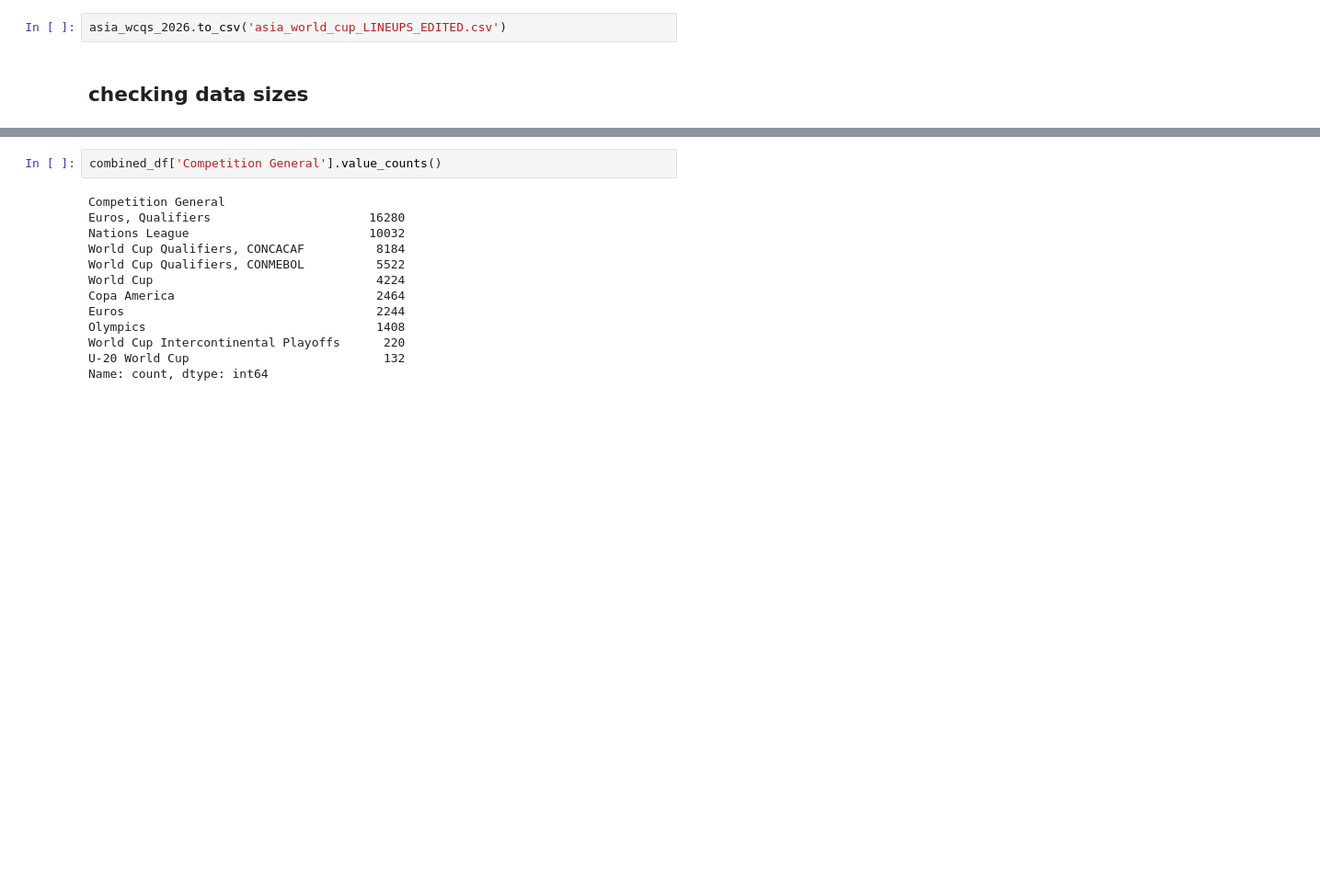
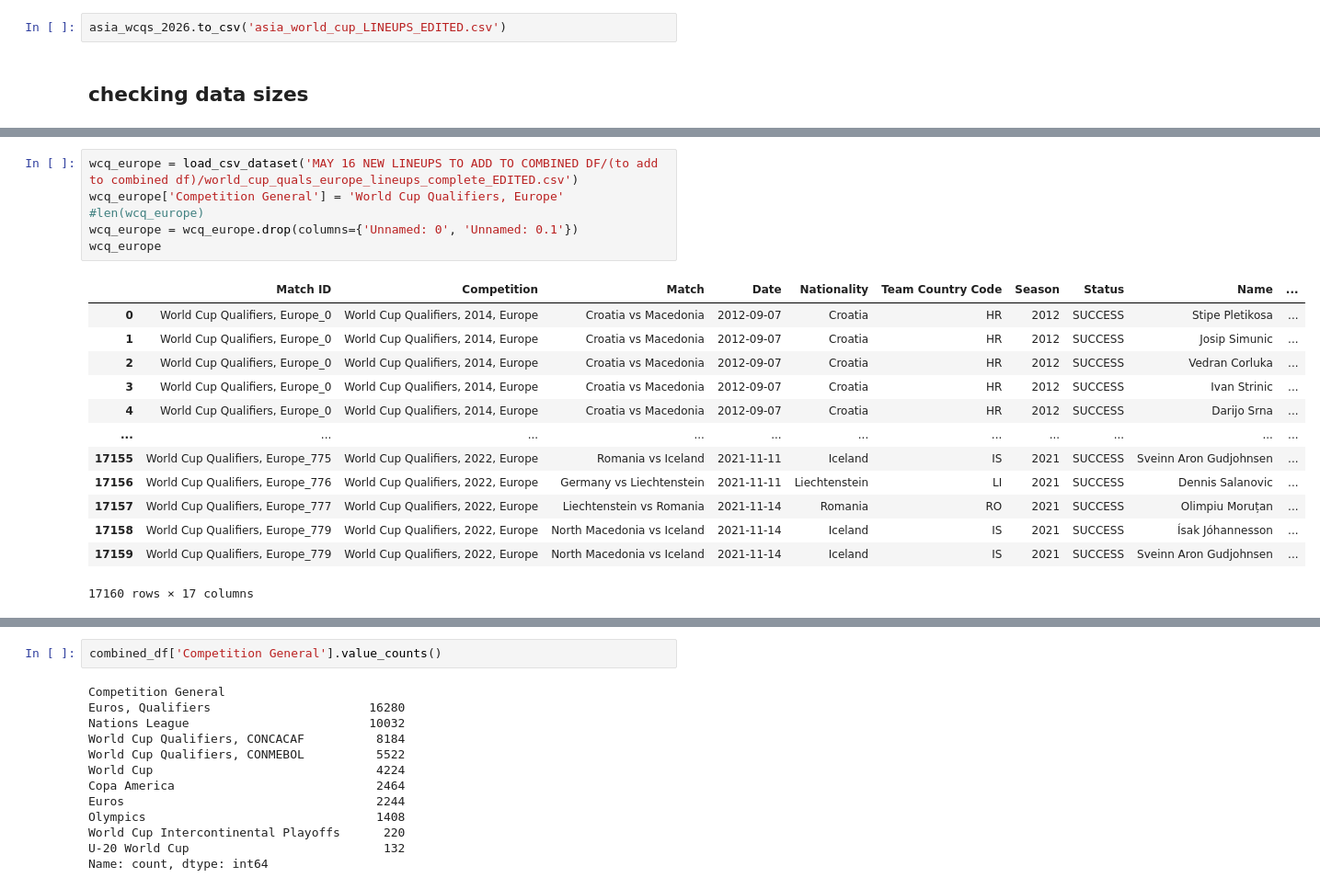
Before and after one commit to finnlsmith/footy_project_market_value_rankings, a Jupyter notebook: create_dataset_1/market_value_scrapes.ipynb, the cells around one changed output, grey strips where cells are left out. Shown at 92% size. Saved outputs shown, nothing was run; the diff lists cells and outputs as text; blank space fills up the shorter version.

```diff
--- a/create_dataset_1/market_value_scrapes.ipynb
+++ b/create_dataset_1/market_value_scrapes.ipynb
@@ -722,0 +750,20 @@ asia_wcqs_2026.to_csv('asia_world_cup_LINEUPS_EDITED.csv')
+# %%
+wcq_europe = load_csv_dataset('MAY 16 NEW LINEUPS TO ADD TO COMBINED DF/(to add to combined df)/world_cup_quals_europe_lineups_complete_EDITED.csv')
+wcq_europe['Competition General'] = 'World Cup Qualifiers, Europe'
+#len(wcq_europe)
+wcq_europe = wcq_europe.drop(columns={'Unnamed: 0', 'Unnamed: 0.1'})
+wcq_europe
+# %% [output]
+|  | Match ID | Competition | Match | Date | Nationality | Team Country Code | Season | Status | Name | ... |
+| 0 | World Cup Qualifiers, Europe_0 | World Cup Qualifiers, 2014, Europe | Croatia vs Macedonia | 2012-09-07 | Croatia | HR | 2012 | SUCCESS | Stipe Pletikosa | ... |
+| 1 | World Cup Qualifiers, Europe_0 | World Cup Qualifiers, 2014, Europe | Croatia vs Macedonia | 2012-09-07 | Croatia | HR | 2012 | SUCCESS | Josip Simunic | ... |
+| 2 | World Cup Qualifiers, Europe_0 | World Cup Qualifiers, 2014, Europe | Croatia vs Macedonia | 2012-09-07 | Croatia | HR | 2012 | SUCCESS | Vedran Corluka | ... |
+| 3 | World Cup Qualifiers, Europe_0 | World Cup Qualifiers, 2014, Europe | Croatia vs Macedonia | 2012-09-07 | Croatia | HR | 2012 | SUCCESS | Ivan Strinic | ... |
+| 4 | World Cup Qualifiers, Europe_0 | World Cup Qualifiers, 2014, Europe | Croatia vs Macedonia | 2012-09-07 | Croatia | HR | 2012 | SUCCESS | Darijo Srna | ... |
+| ... | ... | ... | ... | ... | ... | ... | ... | ... | ... | ... |
+| 17155 | World Cup Qualifiers, Europe_775 | World Cup Qualifiers, 2022, Europe | Romania vs Iceland | 2021-11-11 | Iceland | IS | 2021 | SUCCESS | Sveinn Aron Gudjohnsen | ... |
+| 17156 | World Cup Qualifiers, Europe_776 | World Cup Qualifiers, 2022, Europe | Germany vs Liechtenstein | 2021-11-11 | Liechtenstein | LI | 2021 | SUCCESS | Dennis Salanovic | ... |
+| 17157 | World Cup Qualifiers, Europe_777 | World Cup Qualifiers, 2022, Europe | Liechtenstein vs Romania | 2021-11-14 | Romania | RO | 2021 | SUCCESS | Olimpiu Moruțan | ... |
+| 17158 | World Cup Qualifiers, Europe_779 | World Cup Qualifiers, 2022, Europe | North Macedonia vs Iceland | 2021-11-14 | Iceland | IS | 2021 | SUCCESS | Ísak Jóhannesson | ... |
+| 17159 | World Cup Qualifiers, Europe_779 | World Cup Qualifiers, 2022, Europe | North Macedonia vs Iceland | 2021-11-14 | Iceland | IS | 2021 | SUCCESS | Sveinn Aron Gudjohnsen | ... |
+17160 rows × 17 columns
```
Also changed, not shown: parts of 15 cells of this notebook, 1 other file.
